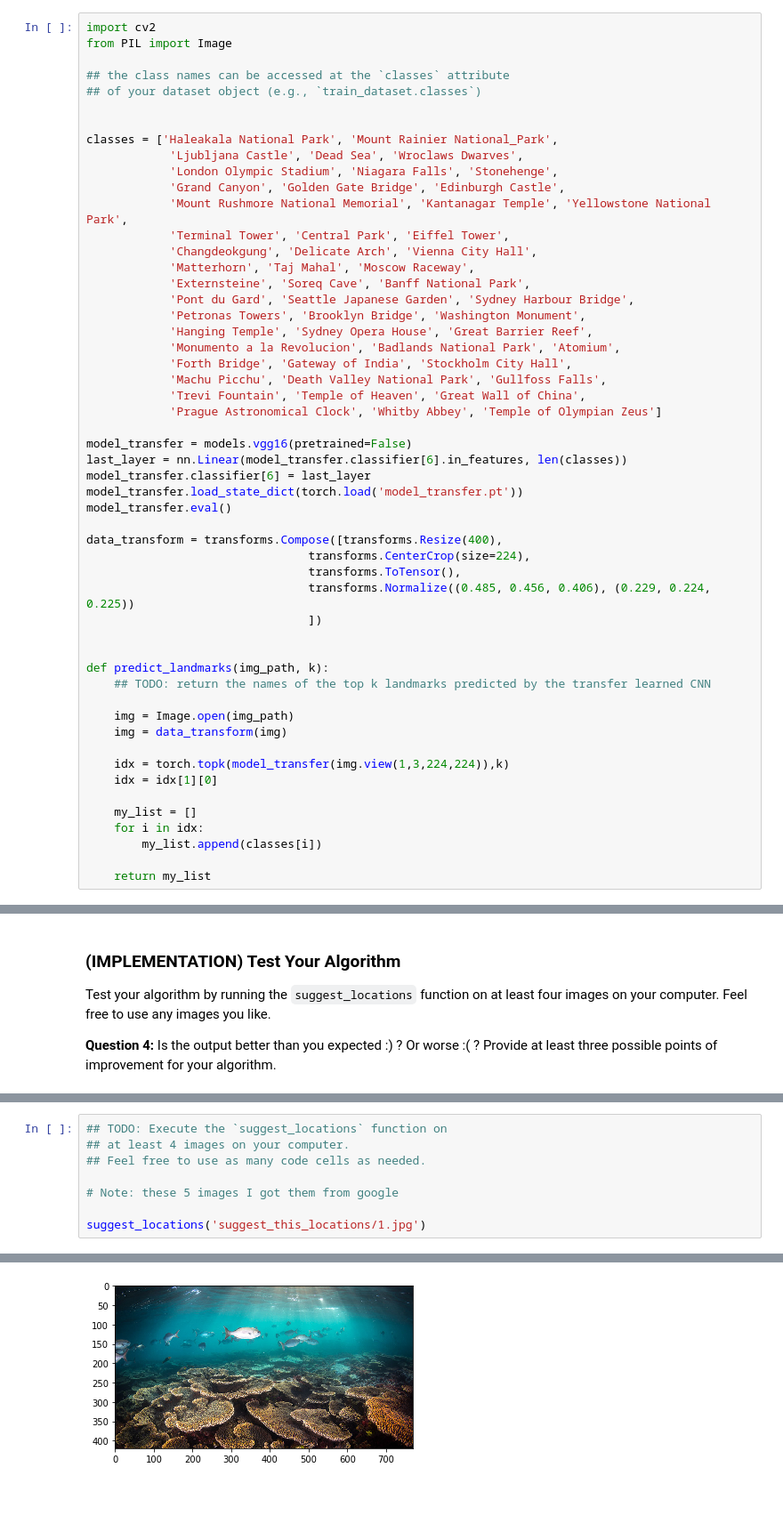
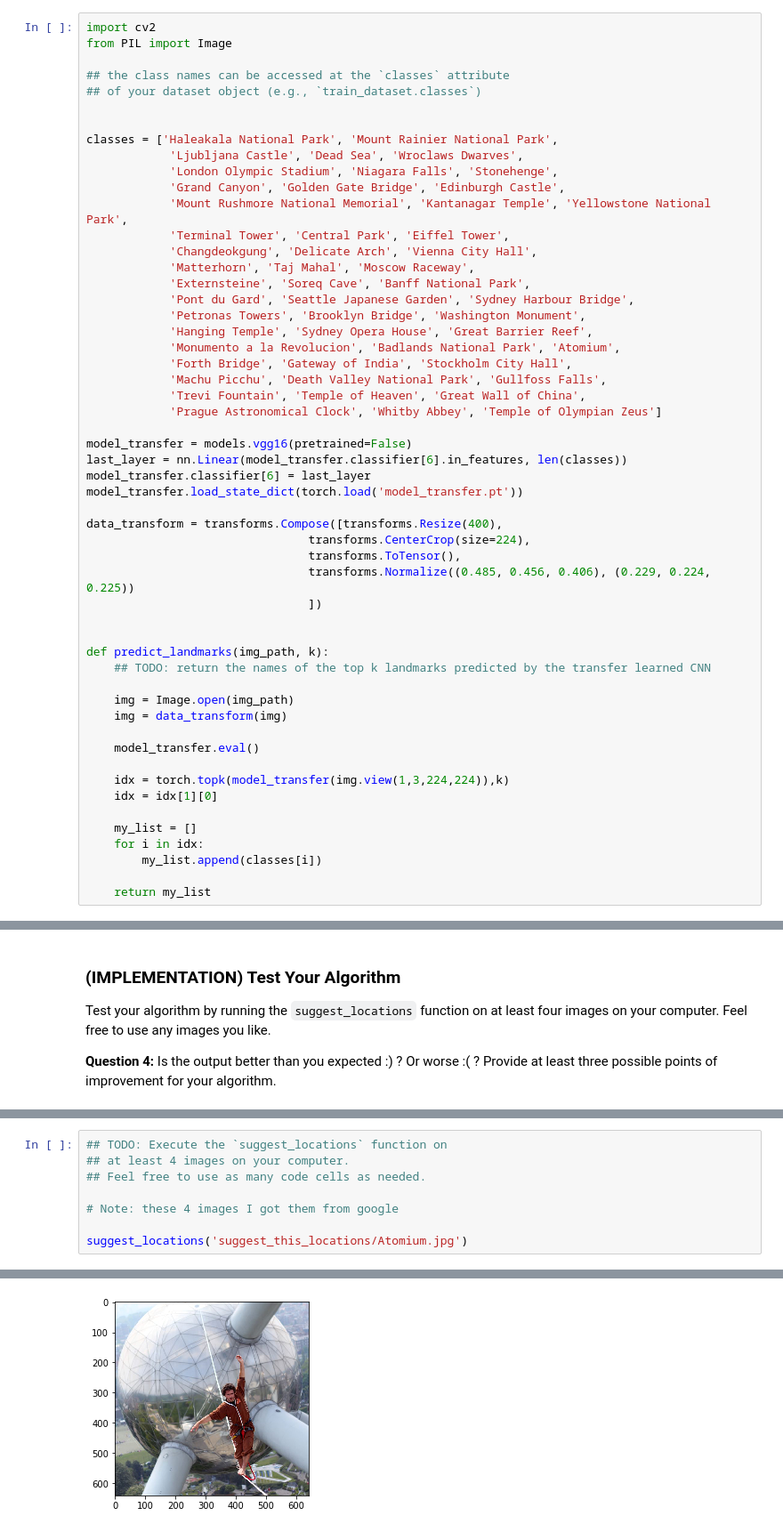
Before and after one commit to Adham-M/Deep-Learning_ND, a Jupyter notebook: landmark classifier - CNN/landmark.ipynb, the cells around one changed output, grey strips where cells are left out. Shown at 89% size. Drawn from its saved outputs; the diff is of its cells as text; blank space fills up the shorter version.

```diff
--- a/landmark classifier - CNN/landmark.ipynb
+++ b/landmark classifier - CNN/landmark.ipynb
@@ -800,7 +793,7 @@ from PIL import Image
 ## of your dataset object (e.g., `train_dataset.classes`)
 
 
-classes = ['Haleakala National Park', 'Mount Rainier National_Park',
+classes = ['Haleakala National Park', 'Mount Rainier National Park',
             'Ljubljana Castle', 'Dead Sea', 'Wroclaws Dwarves',
             'London Olympic Stadium', 'Niagara Falls', 'Stonehenge',
             'Grand Canyon', 'Golden Gate Bridge', 'Edinburgh Castle',
@@ -822,7 +815,6 @@ model_transfer = models.vgg16(pretrained=False)
 last_layer = nn.Linear(model_transfer.classifier[6].in_features, len(classes))
 model_transfer.classifier[6] = last_layer
 model_transfer.load_state_dict(torch.load('model_transfer.pt'))
-model_transfer.eval()
 
 data_transform = transforms.Compose([transforms.Resize(400),
                                 transforms.CenterCrop(size=224),
@@ -837,6 +829,8 @@ def predict_landmarks(img_path, k):
     img = Image.open(img_path)
     img = data_transform(img)
 
+    model_transfer.eval()
+
     idx = torch.topk(model_transfer(img.view(1,3,224,224)),k)
     idx = idx[1][0]
 
@@ -898,8 +884,8 @@ A2:
 ## at least 4 images on your computer.
 ## Feel free to use as many code cells as needed.
 
-# Note: these 5 images I got them from google
+# Note: these 4 images I got them from google
 
-suggest_locations('suggest_this_locations/1.jpg')
+suggest_locations('suggest_this_locations/Atomium.jpg')
 # %% [output]
 Is this picture of the
@@ -907,2 +893,2 @@ Great Barrier Reef, Dead Sea, or Haleakala National Park?
-[figure, old version]
+[figure, new version]
 # %%
```
Also changed, not shown: parts of 14 cells of this notebook, 11 other files.
